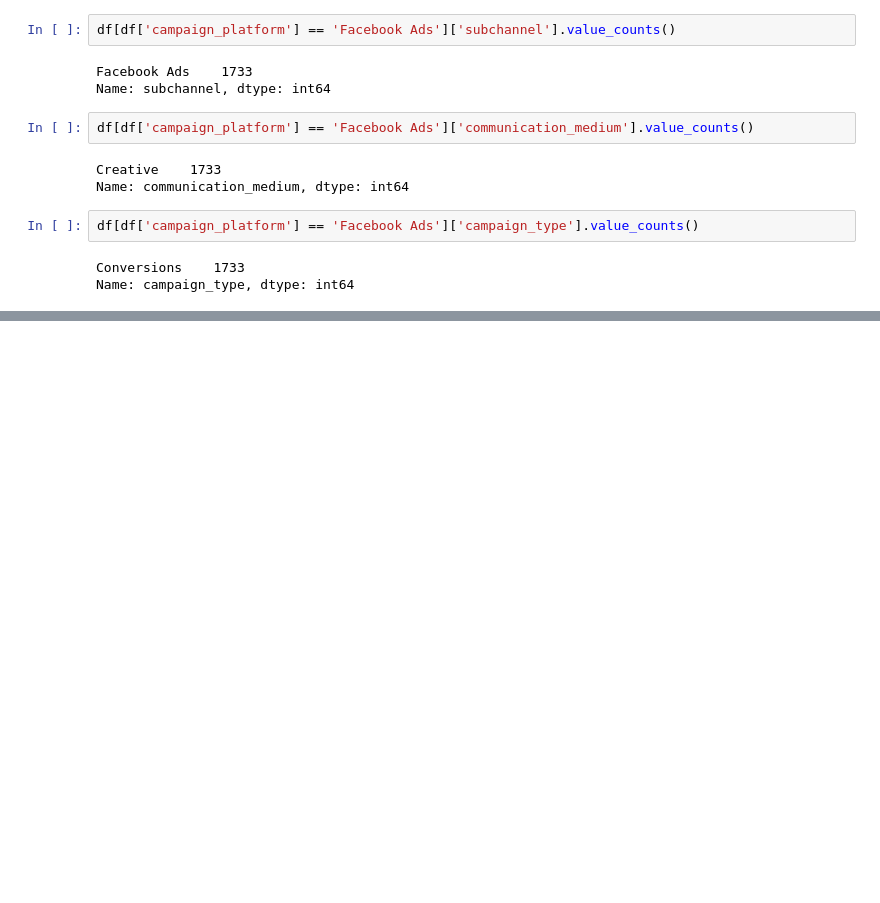
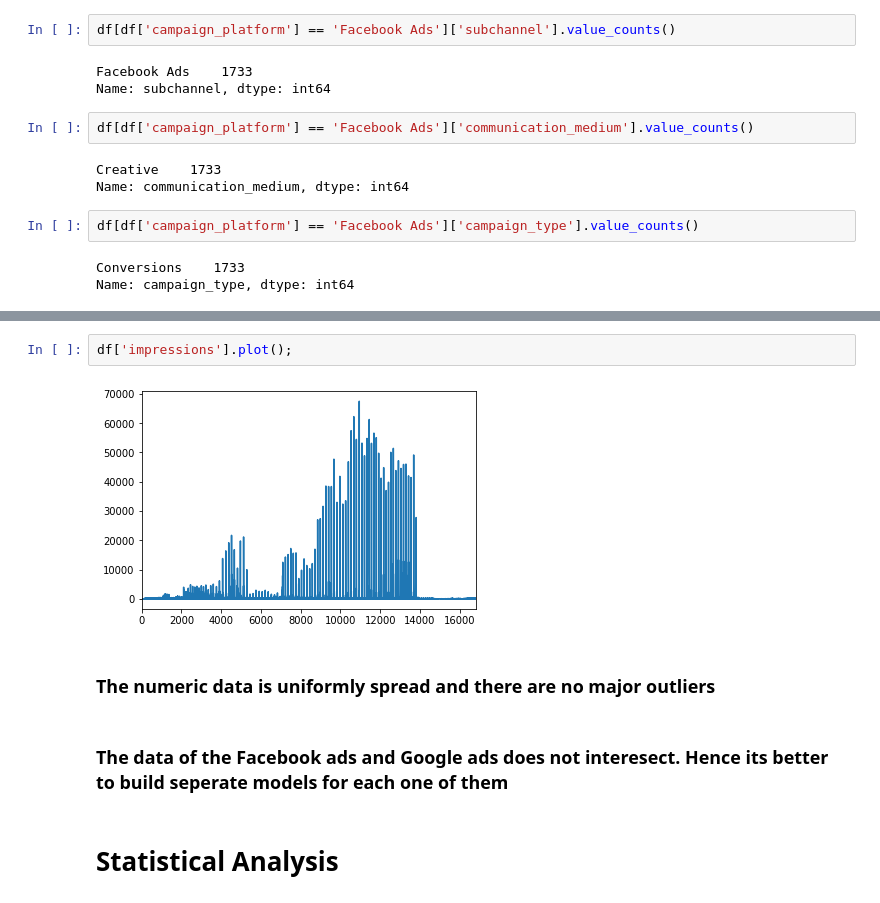
Before and after one commit to rohit-kulkarni247/merkle-sokrati-task, a Jupyter notebook: analysis1.ipynb, the cells around one changed output, grey strips where cells are left out. Cells and saved outputs as stored; diff of their text form; blank space fills up the shorter version.

Commit message:
Performed stastical analysis

```diff
--- a/analysis1.ipynb
+++ b/analysis1.ipynb
@@ -207,0 +221,10 @@ Name: campaign_type, dtype: int64
+# %%
+df['impressions'].plot();
+# %% [output]
+[figure, added]
+# %% [markdown]
+### The numeric data is uniformly spread and there are no major outliers
+# %% [markdown]
+### The data of the Facebook ads and Google ads does not interesect. Hence its better to build seperate models for each one of them
+# %% [markdown]
+# Statistical Analysis
```
Also changed, not shown: parts of 25 cells of this notebook.
